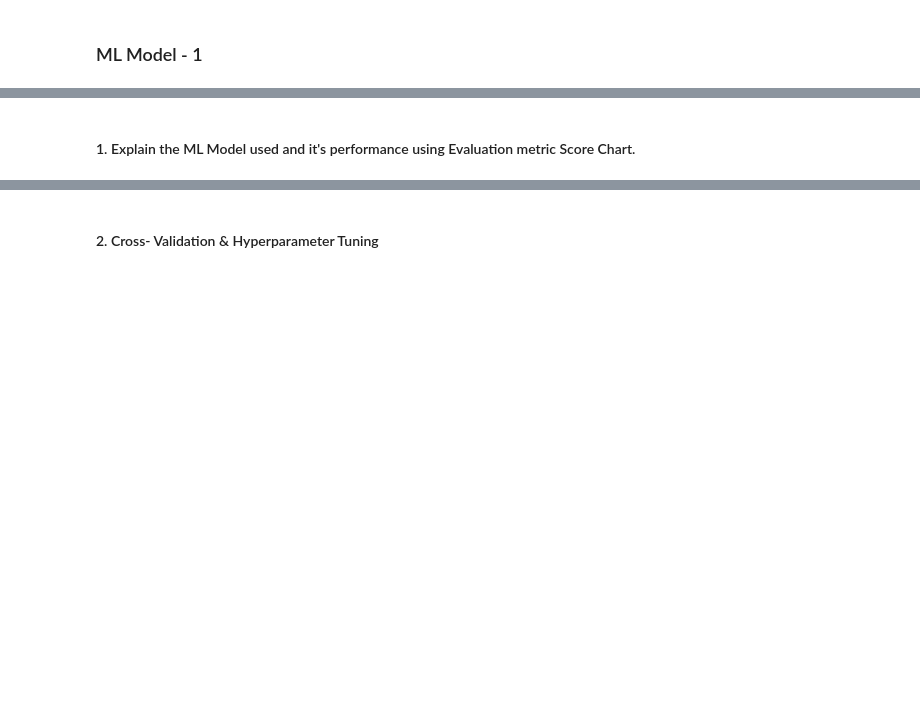
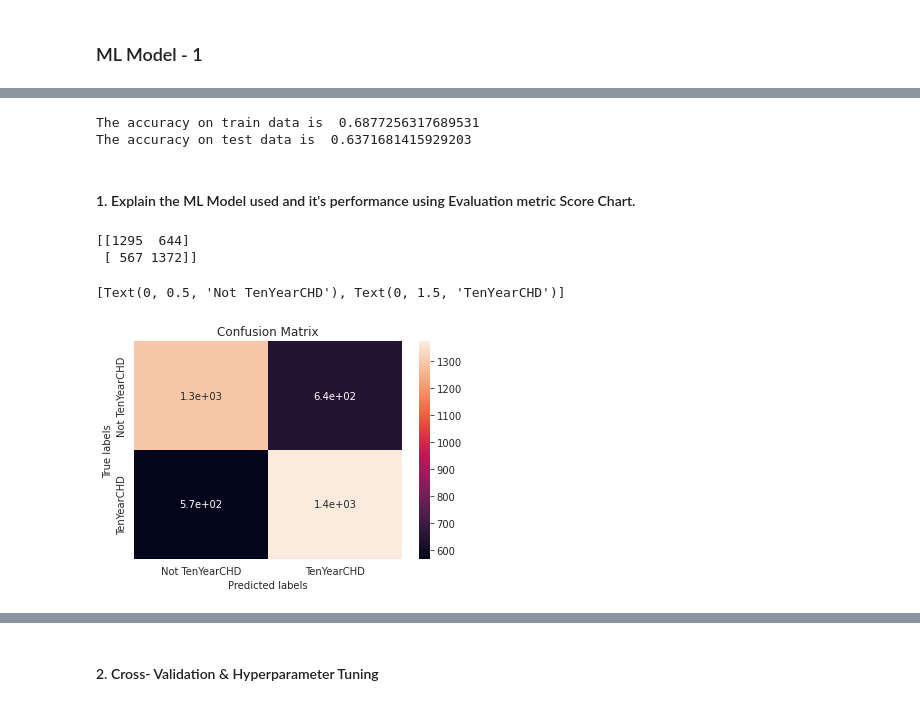
Before and after one commit to Prasannark48/Cardiovascular-risk-prediction---ML-Capstone-Project-2, a Jupyter notebook: Cardiovascular_Risk_Prediction.ipynb, the cells around one changed output, grey strips where cells are left out. Cells and saved outputs as stored; diff of their text form; code cells hidden in the pictures; blank space fills up the shorter version.

```diff
--- a/Cardiovascular_Risk_Prediction.ipynb
+++ b/Cardiovascular_Risk_Prediction.ipynb
@@ -1382,0 +1564,9 @@ Answer Here.
+# %%
+# Split your data to train and test. Choose Splitting ratio wisely.
+# split into 70:30 ratio
+X_train, X_test, Y_train, Y_test = train_test_split(df_cvs.drop("TenYearCHD",axis=1),df_cvs["TenYearCHD"], test_size = 0.3, random_state = 0)
+# describes info about train and test set
+print("Number transactions X_train dataset: ", X_train.shape)
+print("Number transactions y_train dataset: ", Y_train.shape)
+print("Number transactions X_test dataset: ", X_test.shape)
+print("Number transactions y_test dataset: ", Y_test.shape)
@@ -1394,0 +1619,9 @@ Answer Here.
+# %%
+# Handling class imbalance by oversampling followed by removing the Tomek link
+from imblearn.combine import SMOTETomek
+x_train, y_train = SMOTETomek(random_state=42).fit_resample(X_train, Y_train)
+
+# Checking Value counts for both classes Before and After handling Class Imbalance:
+for col,label in [[Y_train,"Before"],[y_train,'After']]:
+  print(label+' Handling Class Imbalace:')
+  print(col.value_counts(),'\n')
@@ -1402,7 +1657,8 @@ Answer Here.
 ### ML Model - 1
 # %%
 # ML Model - 1 Implementation
-
+clf = LogisticRegression(fit_intercept=True, max_iter=10000)
 # Fit the Algorithm
+clf.fit(x_train, y_train)
 
 # Predict on the model
@@ -1409,2 +1679,16 @@ Answer Here.
+# %%
+# Get the predicted classes
+train_class_preds = clf.predict(x_train)
+test_class_preds = clf.predict(X_test)
+# %%
+# Get the accuracy scores
+train_accuracy = accuracy_score(train_class_preds,y_train)
+test_accuracy = accuracy_score(test_class_preds,Y_test)
+
+print("The accuracy on train data is ", train_accuracy)
+print("The accuracy on test data is ", test_accuracy)
+# %% [output]
+The accuracy on train data is  0.6877256317689531
+The accuracy on test data is  0.6371681415929203
 # %% [markdown]
 #### 1. Explain the ML Model used and it's performance using Evaluation metric Score Chart.
@@ -1412,0 +1695,22 @@ Answer Here.
+# %%
+# Visualizing evaluation Metric Score chart
+# Get the confusion matrix for both train and test
+
+labels = ['Not TenYearCHD', 'TenYearCHD']
+cm = confusion_matrix(y_train, train_class_preds)
+print(cm)
+
+ax= plt.subplot()
+sns.heatmap(cm, annot=True, ax = ax) #annot=True to annotate cells
+
+# labels, title and ticks
+ax.set_xlabel('Predicted labels')
+ax.set_ylabel('True labels')
+ax.set_title('Confusion Matrix')
+ax.xaxis.set_ticklabels(labels)
+ax.yaxis.set_ticklabels(labels)
+# %% [output]
+[[1295  644]
+ [ 567 1372]]
+[Text(0, 0.5, 'Not TenYearCHD'), Text(0, 1.5, 'TenYearCHD')]
+[figure, added]
```
Also changed, not shown: parts of 90 cells of this notebook.
